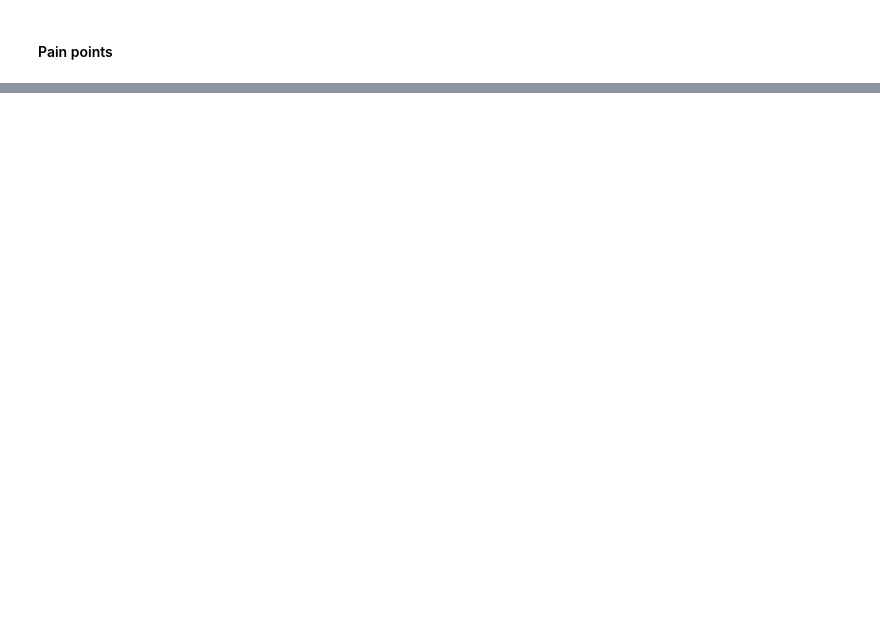
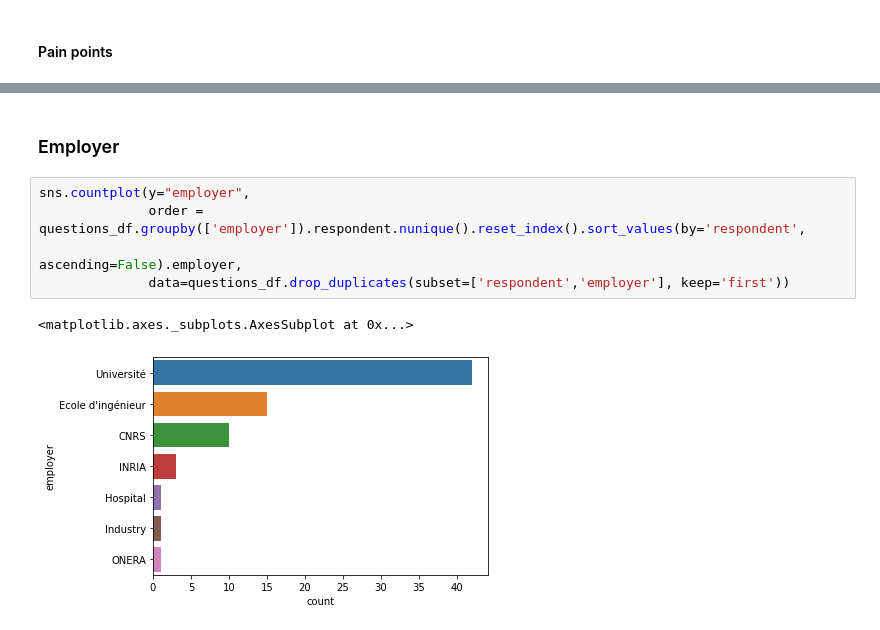
Before and after one commit to neuro-team-femto/auto_sante, a Jupyter notebook: analysis.ipynb, the cells around one changed output, grey strips where cells are left out. Saved outputs shown, nothing was run; the diff lists cells and outputs as text; blank space fills up the shorter version.

```diff
--- a/analysis.ipynb
+++ b/analysis.ipynb
@@ -725,0 +651,10 @@ question_df = question_df.dropna(subset=['pain_points']) # this removes duplicat
+# %% [markdown]
+### Employer
+# %%
+sns.countplot(y="employer",
+              order = questions_df.groupby(['employer']).respondent.nunique().reset_index().sort_values(by='respondent',
+                                                                                                     ascending=False).employer,
+              data=questions_df.drop_duplicates(subset=['respondent','employer'], keep='first'))
+# %% [output]
+<matplotlib.axes._subplots.AxesSubplot at 0x...>
+[figure, added]
```
Also changed, not shown: parts of 75 cells of this notebook.
